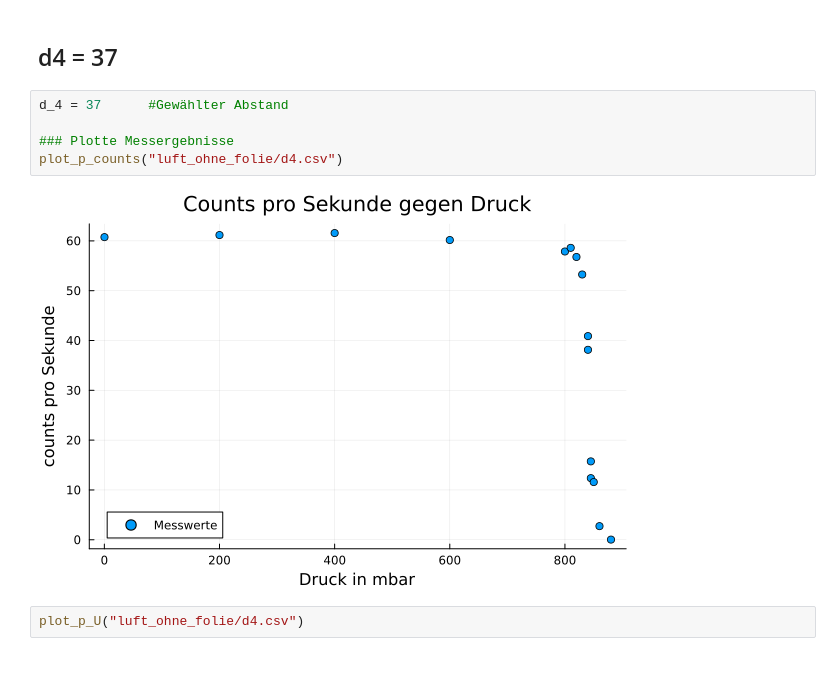
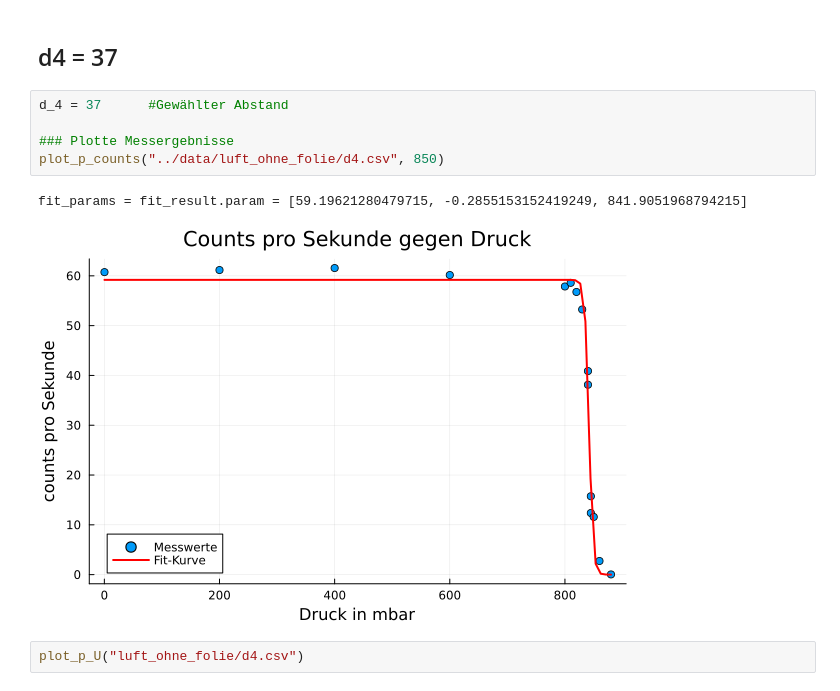
Before and after one commit to Baryonics/pb_ktp_3_3, a Jupyter notebook: code/reichweiten.ipynb, the cells around one changed output. Cells and saved outputs as stored; diff of their text form.

```diff
--- a/code/reichweiten.ipynb
+++ b/code/reichweiten.ipynb
@@ -100,10 +123,11 @@ plot_p_U("luft_ohne_folie/d3.csv")
 # %%
 d_4 = 37      #Gewählter Abstand
 
 ### Plotte Messergebnisse
-plot_p_counts("luft_ohne_folie/d4.csv")
+plot_p_counts("../data/luft_ohne_folie/d4.csv", 850)
 # %% [output]
+fit_params = fit_result.param = [59.19621280479715, -0.2855153152419249, 841.9051968794215]
-[figure, old version]
+[figure, new version]
 # %%
 plot_p_U("luft_ohne_folie/d4.csv")
 # %% [output]
```
Also changed, not shown: parts of 9 cells of this notebook.
